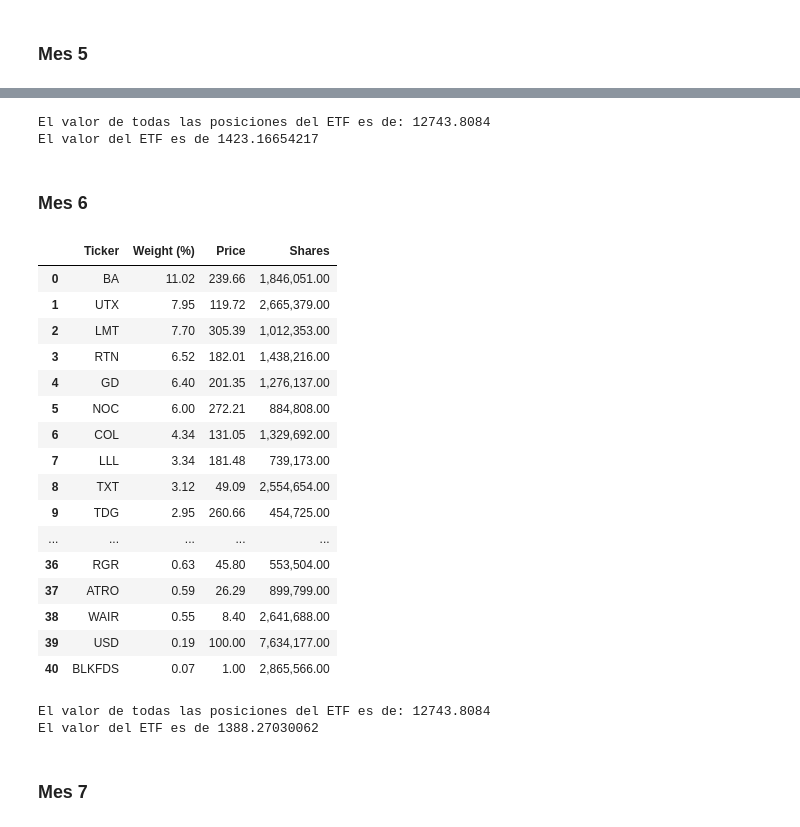
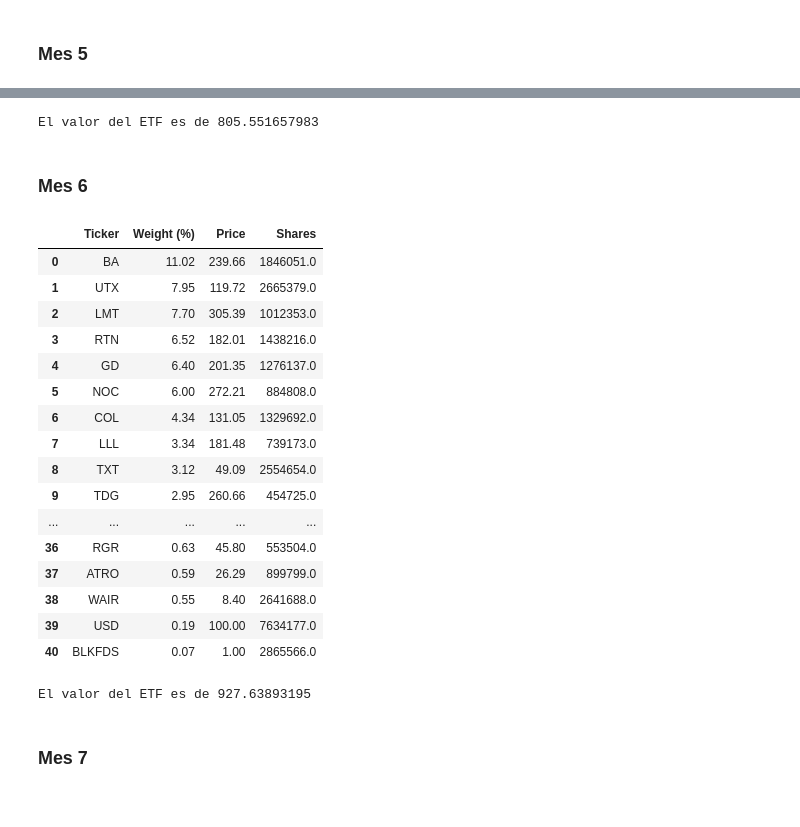
Before and after one commit to Dianachav/Trading_Lab1, a Jupyter notebook: Lab1_Python.ipynb, the cells around one changed output, grey strips where cells are left out. Drawn from its saved outputs; the diff is of its cells as text; code cells hidden in the pictures.

```diff
--- a/Lab1_Python.ipynb
+++ b/Lab1_Python.ipynb
@@ -201,61 +197,56 @@ mes5
 t5 = mes5.iloc[:,0:1] #Tickers
 peso5 = mes5.iloc[:,1] #Pesos
 precio5 = mes5.iloc[:,2] #Precio de la acción
-shares5 = mes5.iloc[:,3] # Número de shares
-a5 = peso5*precio5 # Valor de la acción por Ticker
+s5 = mes5.iloc[:,3] #Número de share por acción
+a5 = peso5*precio5*s5 # Valor de la acción por Ticker
+v_etf5 = sum(a5) #Suma de los valores de las acciones
 
-v_etf5 = sum(a5) #Suma de los valores de las acciones
-print "El valor de todas las posiciones del ETF es de:", v_etf1
-
-ETF5 =  21000000/v_etf5
+ETF5 = v_etf5/21000000
 print "El valor del ETF es de", ETF5
 
 #Para sacar el valor del ETF es v_etf entre el numero total de activos del etf
 # %% [output]
-El valor de todas las posiciones del ETF es de: 12743.8084
-El valor del ETF es de 1423.16654217
+El valor del ETF es de 805.551657983
 # %% [markdown]
 ### Mes 6
 # %%
-mes6 = pd.read_csv('https://raw.githubusercontent.com/Dianachav/Trading_Lab1/master/ITA_holdings-6.csv', skiprows=10, delim_whitespace=False)
+mes6 = pd.read_csv('https://raw.githubusercontent.com/Dianachav/Trading_Lab1/master/ITA_holdings-6.csv',
+                   skiprows=10, delim_whitespace=False, thousands=',')
 mes6=mes6.drop(columns = ['Name', 'Asset Class', "Market Value", 'Notional Value', 'Sector', 'SEDOL', 'ISIN', 'Exchange'])
 mes6=mes6.dropna(axis=0)
 mes6
 # %% [output]
 |  | Ticker | Weight (%) | Price | Shares |
-| 0 | BA | 11.02 | 239.66 | 1,846,051.00 |
-| 1 | UTX | 7.95 | 119.72 | 2,665,379.00 |
-| 2 | LMT | 7.70 | 305.39 | 1,012,353.00 |
-| 3 | RTN | 6.52 | 182.01 | 1,438,216.00 |
-| 4 | GD | 6.40 | 201.35 | 1,276,137.00 |
-| 5 | NOC | 6.00 | 272.21 | 884,808.00 |
-| 6 | COL | 4.34 | 131.05 | 1,329,692.00 |
-| 7 | LLL | 3.34 | 181.48 | 739,173.00 |
-| 8 | TXT | 3.12 | 49.09 | 2,554,654.00 |
-| 9 | TDG | 2.95 | 260.66 | 454,725.00 |
+| 0 | BA | 11.02 | 239.66 | 1846051.0 |
+| 1 | UTX | 7.95 | 119.72 | 2665379.0 |
+| 2 | LMT | 7.70 | 305.39 | 1012353.0 |
+| 3 | RTN | 6.52 | 182.01 | 1438216.0 |
+| 4 | GD | 6.40 | 201.35 | 1276137.0 |
+| 5 | NOC | 6.00 | 272.21 | 884808.0 |
+| 6 | COL | 4.34 | 131.05 | 1329692.0 |
+| 7 | LLL | 3.34 | 181.48 | 739173.0 |
+| 8 | TXT | 3.12 | 49.09 | 2554654.0 |
+| 9 | TDG | 2.95 | 260.66 | 454725.0 |
 | ... | ... | ... | ... | ... |
-| 36 | RGR | 0.63 | 45.80 | 553,504.00 |
-| 37 | ATRO | 0.59 | 26.29 | 899,799.00 |
-| 38 | WAIR | 0.55 | 8.40 | 2,641,688.00 |
-| 39 | USD | 0.19 | 100.00 | 7,634,177.00 |
-| 40 | BLKFDS | 0.07 | 1.00 | 2,865,566.00 |
+| 36 | RGR | 0.63 | 45.80 | 553504.0 |
+| 37 | ATRO | 0.59 | 26.29 | 899799.0 |
+| 38 | WAIR | 0.55 | 8.40 | 2641688.0 |
+| 39 | USD | 0.19 | 100.00 | 7634177.0 |
+| 40 | BLKFDS | 0.07 | 1.00 | 2865566.0 |
 # %%
 t6 = mes6.iloc[:,0:1] #Tickers
 peso6 = mes6.iloc[:,1] #Pesos
 precio6 = mes6.iloc[:,2] #Precio de la acción
-shares6 = mes6.iloc[:,3] # Número de shares
-a6 = peso6*precio6 # Valor de la acción por Ticker
+s6 = mes6.iloc[:,3] #Número de share por acción
+a6 = peso6*precio6*s6 # Valor de la acción por Ticker
+v_etf6 = sum(a6) #Suma de los valores de las acciones
 
-v_etf6 = sum(a6) #Suma de los valores de las acciones
-print "El valor de todas las posiciones del ETF es de:", v_etf1
-
-ETF6 =  21000000/v_etf6
+ETF6 = v_etf6/21000000
 print "El valor del ETF es de", ETF6
 
 #Para sacar el valor del ETF es v_etf entre el numero total de activos del etf
 # %% [output]
-El valor de todas las posiciones del ETF es de: 12743.8084
-El valor del ETF es de 1388.27030062
+El valor del ETF es de 927.63893195
 # %% [markdown]
 ### Mes 7
 # %%
```
Also changed, not shown: parts of 22 cells of this notebook.
